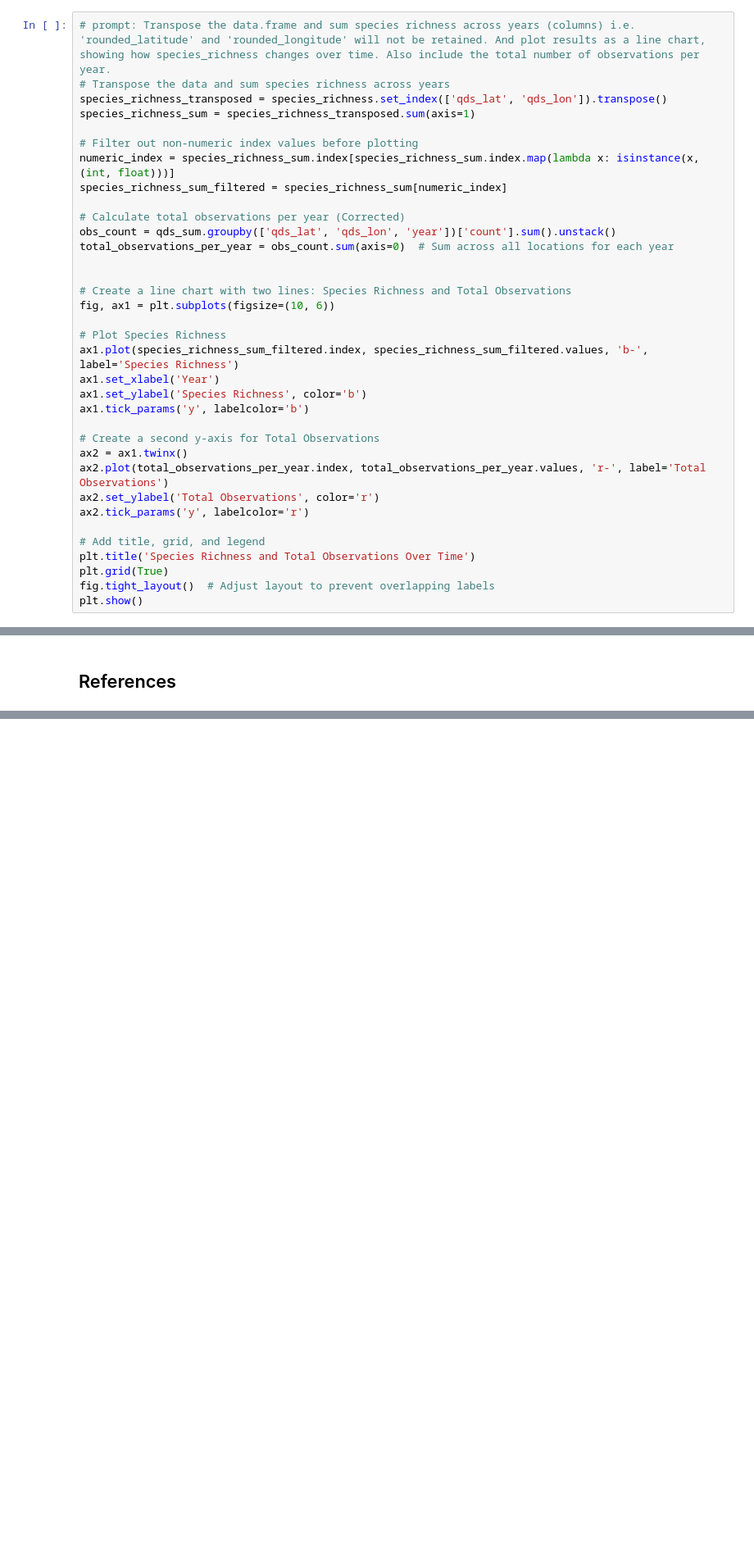
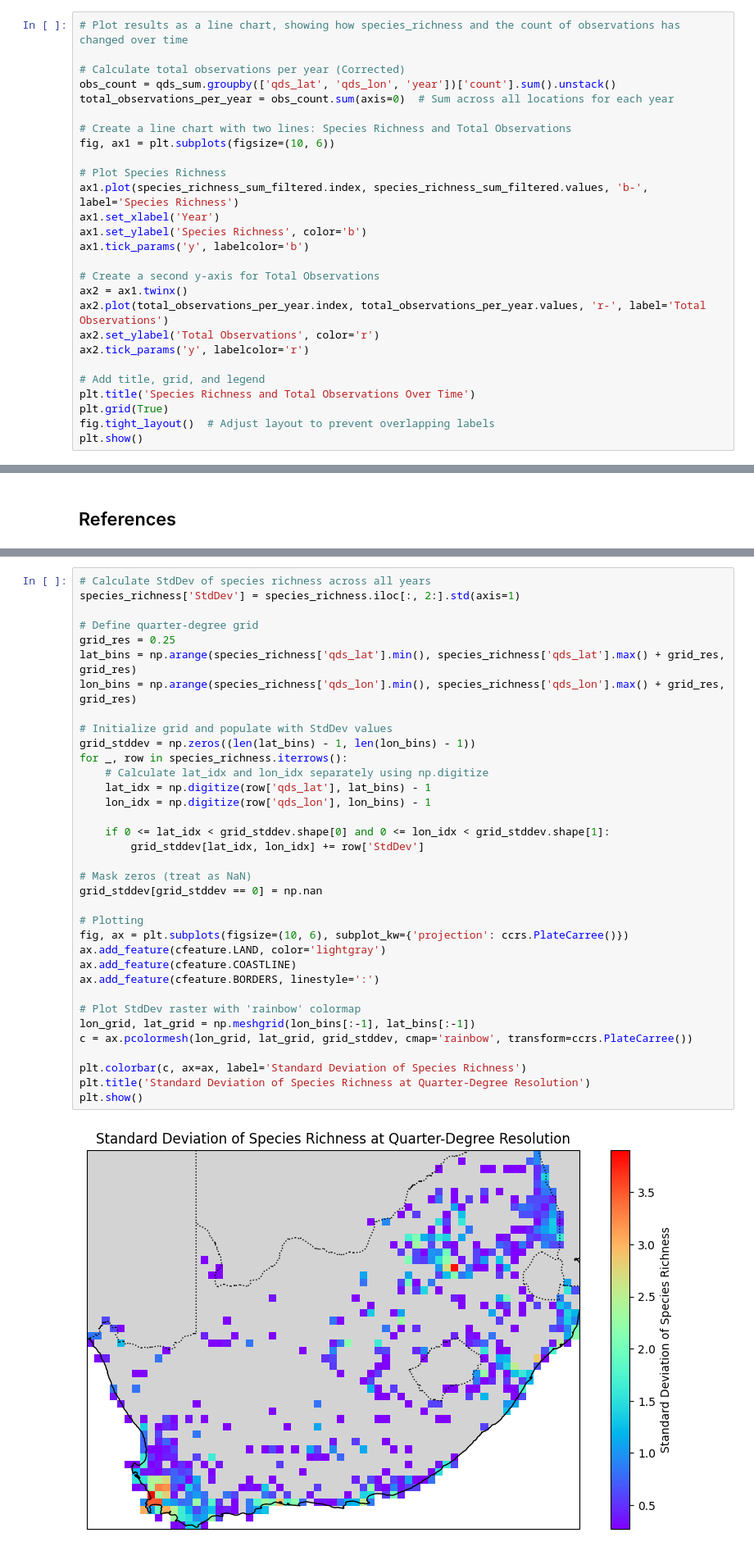
Before and after one commit to nithecs-biomath/mini-schools, a Jupyter notebook: cubes_prac_3.ipynb, the cells around one changed output, grey strips where cells are left out. Shown at 82% size. Saved outputs shown, nothing was run; the diff lists cells and outputs as text; blank space fills up the shorter version.

```diff
--- a/cubes_prac_3.ipynb
+++ b/cubes_prac_3.ipynb
@@ -652,17 +727,9 @@ plt.show()
 # %%
-# prompt: Transpose the data.frame and sum species richness across years (columns) i.e. 'rounded_latitude' and 'rounded_longitude' will not be retained. And plot results as a line chart, showing how species_richness changes over time. Also include the total number of observations per year.
-# Transpose the data and sum species richness across years
-species_richness_transposed = species_richness.set_index(['qds_lat', 'qds_lon']).transpose()
-species_richness_sum = species_richness_transposed.sum(axis=1)
-
-# Filter out non-numeric index values before plotting
-numeric_index = species_richness_sum.index[species_richness_sum.index.map(lambda x: isinstance(x, (int, float)))]
-species_richness_sum_filtered = species_richness_sum[numeric_index]
+# Plot results as a line chart, showing how species_richness and the count of observations has changed over time
 
 # Calculate total observations per year (Corrected)
 obs_count = qds_sum.groupby(['qds_lat', 'qds_lon', 'year'])['count'].sum().unstack()
 total_observations_per_year = obs_count.sum(axis=0)  # Sum across all locations for each year
-
 
 # Create a line chart with two lines: Species Richness and Total Observations
 fig, ax1 = plt.subplots(figsize=(10, 6))
@@ -839,0 +1087,37 @@ geemap for interactive geospatial mapping with EE in Python.
+# %%
+# Calculate StdDev of species richness across all years
+species_richness['StdDev'] = species_richness.iloc[:, 2:].std(axis=1)
+
+# Define quarter-degree grid
+grid_res = 0.25
+lat_bins = np.arange(species_richness['qds_lat'].min(), species_richness['qds_lat'].max() + grid_res, grid_res)
+lon_bins = np.arange(species_richness['qds_lon'].min(), species_richness['qds_lon'].max() + grid_res, grid_res)
+
+# Initialize grid and populate with StdDev values
+grid_stddev = np.zeros((len(lat_bins) - 1, len(lon_bins) - 1))
+for _, row in species_richness.iterrows():
+    # Calculate lat_idx and lon_idx separately using np.digitize
+    lat_idx = np.digitize(row['qds_lat'], lat_bins) - 1
+    lon_idx = np.digitize(row['qds_lon'], lon_bins) - 1
+
+    if 0 <= lat_idx < grid_stddev.shape[0] and 0 <= lon_idx < grid_stddev.shape[1]:
+        grid_stddev[lat_idx, lon_idx] += row['StdDev']
+
+# Mask zeros (treat as NaN)
+grid_stddev[grid_stddev == 0] = np.nan
+
+# Plotting
+fig, ax = plt.subplots(figsize=(10, 6), subplot_kw={'projection': ccrs.PlateCarree()})
+ax.add_feature(cfeature.LAND, color='lightgray')
+ax.add_feature(cfeature.COASTLINE)
+ax.add_feature(cfeature.BORDERS, linestyle=':')
+
+# Plot StdDev raster with 'rainbow' colormap
+lon_grid, lat_grid = np.meshgrid(lon_bins[:-1], lat_bins[:-1])
+c = ax.pcolormesh(lon_grid, lat_grid, grid_stddev, cmap='rainbow', transform=ccrs.PlateCarree())
+
+plt.colorbar(c, ax=ax, label='Standard Deviation of Species Richness')
+plt.title('Standard Deviation of Species Richness at Quarter-Degree Resolution')
+plt.show()
+# %% [output]
+[figure, added]
```
Also changed, not shown: parts of 76 cells of this notebook.
